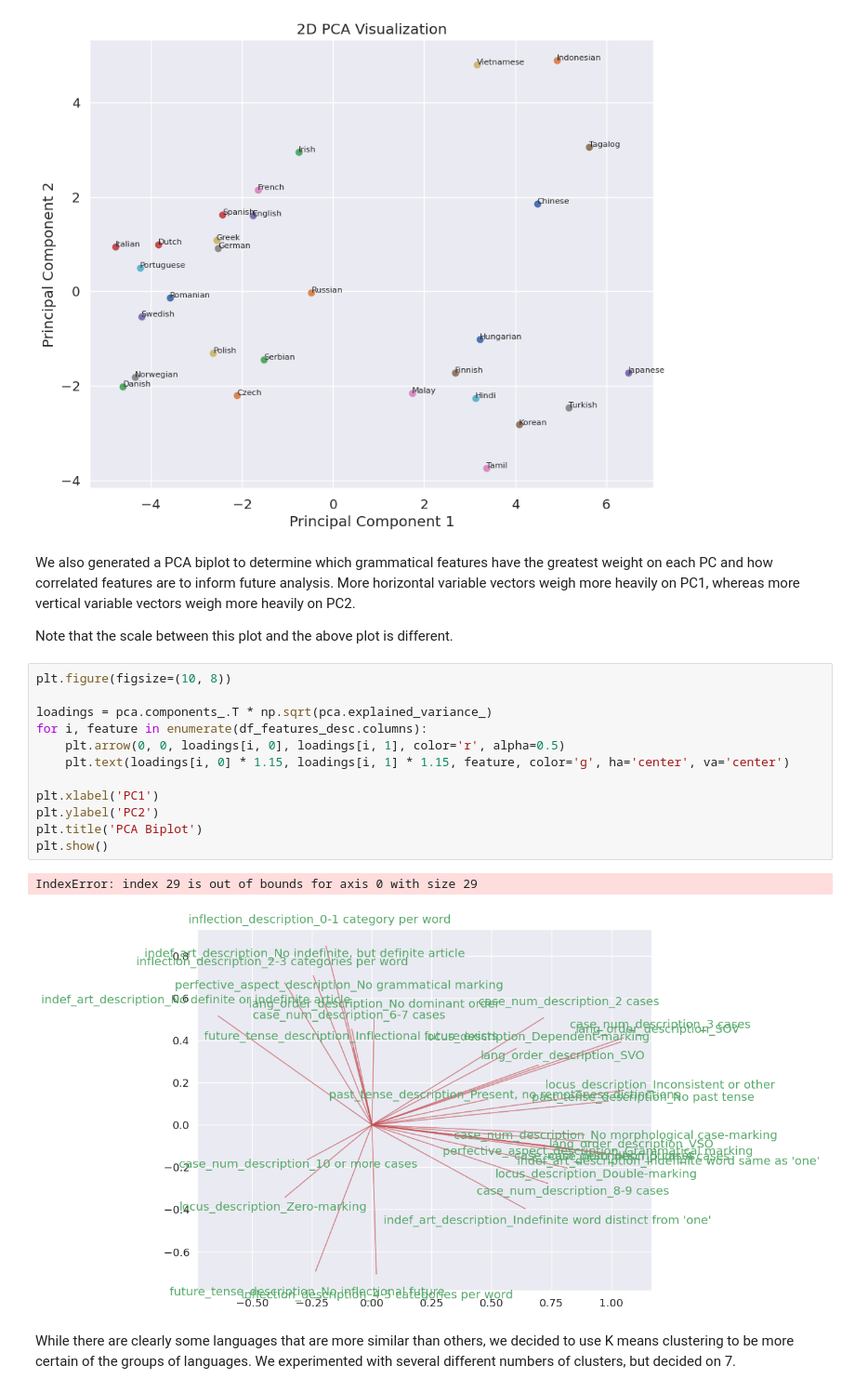
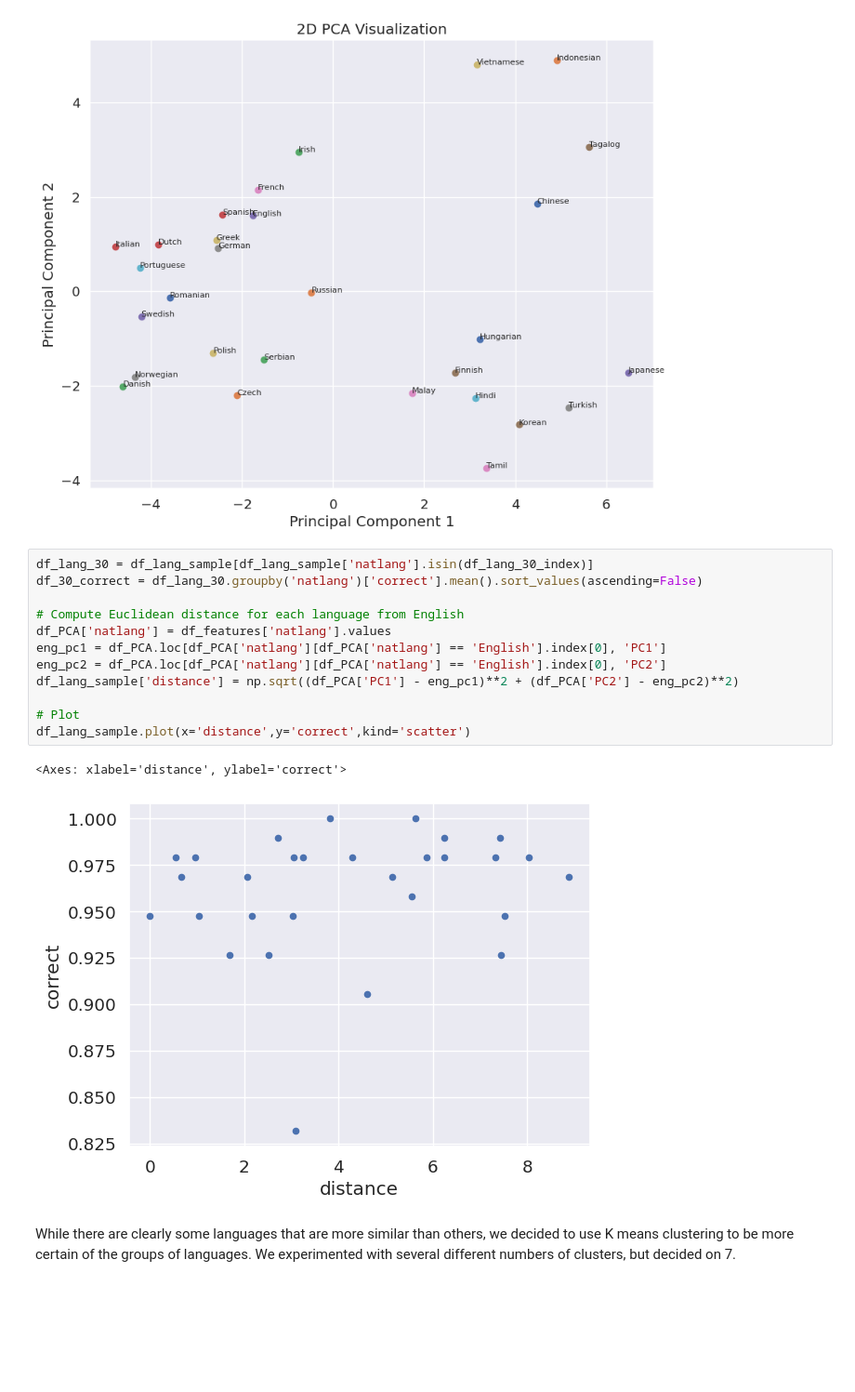
Before and after one commit to ifaul/ifaul.github.io, a Jupyter notebook: Copy_of_lang_acquire_milestone2_11_28_matthew.ipynb, the cells around one changed output. Shown at 93% size. Saved outputs shown, nothing was run; the diff lists cells and outputs as text; blank space fills up the shorter version.

```diff
--- a/Copy_of_lang_acquire_milestone2_11_28_matthew.ipynb
+++ b/Copy_of_lang_acquire_milestone2_11_28_matthew.ipynb
@@ -638,25 +614,21 @@ plt.show()
 # %% [output]
 <Figure size 1000x800 with 0 Axes>
 [figure]
-# %% [markdown]
-We also generated a PCA biplot to determine which grammatical features have the greatest weight on each PC and how correlated features are to inform future analysis. More horizontal variable vectors weigh more heavily on PC1, whereas more vertical variable vectors weigh more heavily on PC2.
-
-Note that the scale between this plot and the above plot is different.
-# %%
-plt.figure(figsize=(10, 8))
-
-loadings = pca.components_.T * np.sqrt(pca.explained_variance_)
-for i, feature in enumerate(df_features_desc.columns):
-    plt.arrow(0, 0, loadings[i, 0], loadings[i, 1], color='r', alpha=0.5)
-    plt.text(loadings[i, 0] * 1.15, loadings[i, 1] * 1.15, feature, color='g', ha='center', va='center')
-
-plt.xlabel('PC1')
-plt.ylabel('PC2')
-plt.title('PCA Biplot')
-plt.show()
-# %% [output]
-IndexError: index 29 is out of bounds for axis 0 with size 29
-[figure, removed]
+# %%
+df_lang_30 = df_lang_sample[df_lang_sample['natlang'].isin(df_lang_30_index)]
+df_30_correct = df_lang_30.groupby('natlang')['correct'].mean().sort_values(ascending=False)
+
+# Compute Euclidean distance for each language from English
+df_PCA['natlang'] = df_features['natlang'].values
+eng_pc1 = df_PCA.loc[df_PCA['natlang'][df_PCA['natlang'] == 'English'].index[0], 'PC1']
+eng_pc2 = df_PCA.loc[df_PCA['natlang'][df_PCA['natlang'] == 'English'].index[0], 'PC2']
+df_lang_sample['distance'] = np.sqrt((df_PCA['PC1'] - eng_pc1)**2 + (df_PCA['PC2'] - eng_pc2)**2)
+
+# Plot
+df_lang_sample.plot(x='distance',y='correct',kind='scatter')
+# %% [output]
+<Axes: xlabel='distance', ylabel='correct'>
+[figure, added]
 # %% [markdown]
 While there are clearly some languages that are more similar than others, we decided to use K means clustering to be more certain of the groups of languages. We experimented with several different numbers of clusters, but decided on 7.
 # %%
```
Also changed, not shown: parts of 13 cells of this notebook.
